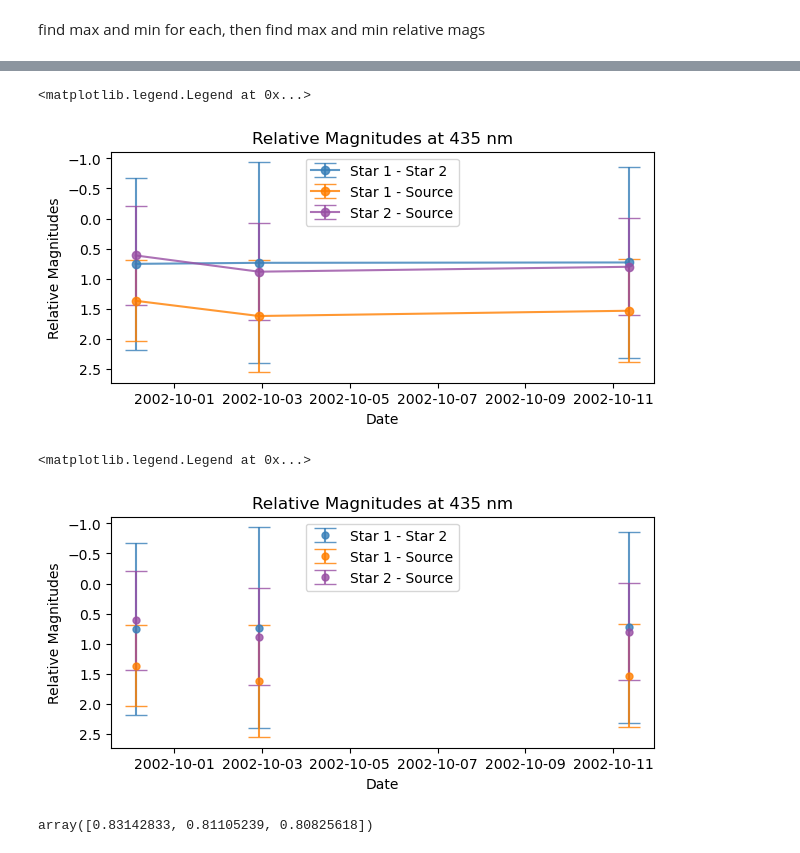
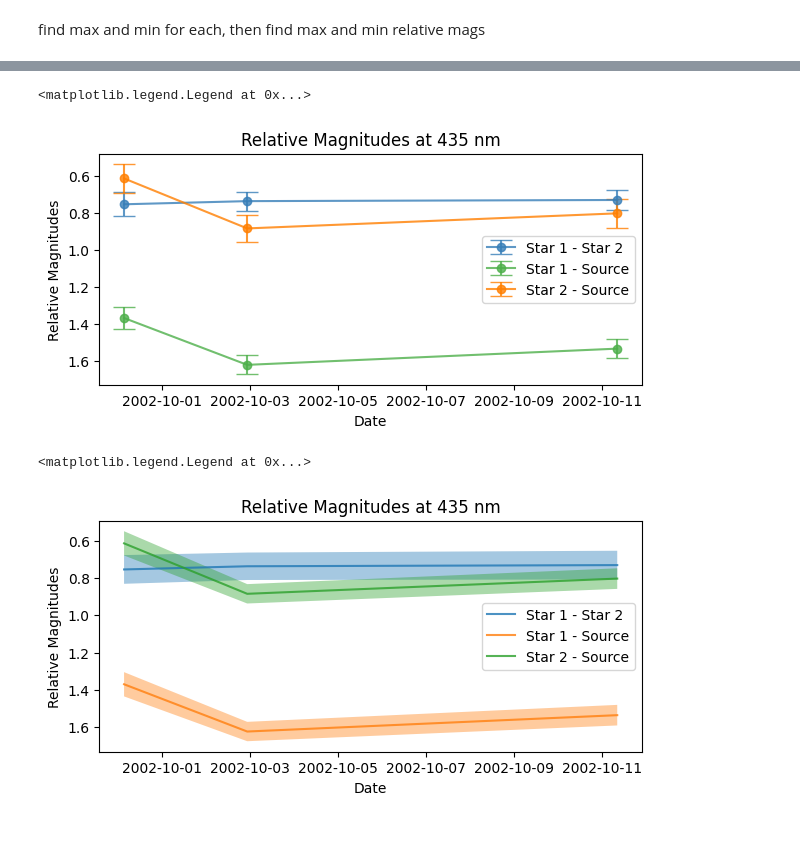
Before and after one commit to imanbeh/variablesearch, a Jupyter notebook: analysis_435nm.ipynb, the cells around one changed output, grey strips where cells are left out. Cells and saved outputs as stored; diff of their text form; code cells hidden in the pictures.

Commit message:
lots of new work fixing error plots

```diff
--- a/analysis_435nm.ipynb
+++ b/analysis_435nm.ipynb
@@ -40,0 +45,2 @@ import matplotlib.dates as md
+# %%
+df.sort_values(by = 'Filter nm', inplace = True)
@@ -117,10 +140,7 @@ def mm(sumstar, apstats):
     '''
     min and max value based on error
     '''
-    # err_max = [sumstar[i] + apstats[i].std for i in range(3)]
-    # err_min = [sumstar[i] - apstats[i].std for i in range(3)]
-
-    err_max = [apstats[i].std for i in range(3)]
-    err_min = [apstats[i].std for i in range(3)]
+    err_max = [sumstar[i] + apstats[i].std for i in range(3)]
+    err_min = [sumstar[i] - apstats[i].std for i in range(3)]
 
     return err_max, err_min
@@ -297,6 +172,11 @@ df_w['S1-S4 Mag'] = s1s4 = 2.5 * ( np.log10(sumstar1) - np.log10(sumstar4))
 df_w['S2-S3 Mag'] = 2.5 * ( np.log10(sumstar2) - np.log10(sumstar3))
 df_w['S2-S4 Mag'] = s2s4 = 2.5 * ( np.log10(sumstar2) - np.log10(sumstar4))
 df_w['S4-S3 Mag'] = s4s3 = 2.5 * ( np.log10(sumstar4) - np.log10(sumstar3))
+# %%
+#find error values
+s1_s2_max_dist_from_mean =  [np.abs(df_w['S1-S2 Mag'].values[i] - s1_s2_err[i]) for i in range(3)]
+s1_s_max_dist_from_mean = [np.abs(df_w['S1-Source Mag'].values[i] - s1_s_err[i]) for i in range(3)]
+s2_s_max_dist_from_mean = [np.abs(df_w['S2-Source Mag'].values[i] - s2_s_err[i]) for i in range(3)]
 # %%
 df_w
 # %% [output]
@@ -313,12 +193,12 @@ CB_color_cycle = ['#377eb8', '#ff7f00', '#4daf4a',
 fig,ax = plt.subplots(nrows = 1, ncols=1, figsize = (7,3))#, subplot_kw={'projection': wcs})
 
 ax.set_title('Relative Magnitudes at 435 nm')
-ax.errorbar(df_w['Time as Object'], df_w['S1-S2 Mag'], yerr=s1_s_err, capsize = 8.0, alpha = 0.8,
+ax.errorbar(df_w['Time as Object'], df_w['S1-S2 Mag'], yerr=s1_s_max_dist_from_mean, capsize = 8.0, alpha = 0.8,
             label = 'Star 1 - Star 2',marker = 'o', c = CB_color_cycle[0])
-ax.errorbar(df_w['Time as Object'], df_w['S1-Source Mag'], yerr=s2_s_err,  capsize = 8.0,alpha = 0.8,
-            label = 'Star 1 - Source', marker = 'o', c = CB_color_cycle[1])
-ax.errorbar(df_w['Time as Object'], df_w['S2-Source Mag'], yerr=s1_s2_err, capsize = 8.0,alpha = 0.8,
-            label = 'Star 2 - Source',marker = 'o', c = CB_color_cycle[5])
+ax.errorbar(df_w['Time as Object'], df_w['S1-Source Mag'], yerr=s2_s_max_dist_from_mean,  capsize = 8.0,alpha = 0.8,
+            label = 'Star 1 - Source', marker = 'o', c = CB_color_cycle[2])
+ax.errorbar(df_w['Time as Object'], df_w['S2-Source Mag'], yerr=s1_s2_max_dist_from_mean, capsize = 8.0,alpha = 0.8,
+            label = 'Star 2 - Source',marker = 'o', c = CB_color_cycle[1])
 
 ax.set_ylabel("Relative Magnitudes")
 ax.set_xlabel("Date")
@@ -329,29 +209,30 @@ ax.invert_yaxis()
 ax.legend()
 # %% [output]
 <matplotlib.legend.Legend at 0x...>
-[figure, old version]
+[figure, new version]
 # %%
 fig,ax = plt.subplots(nrows = 1, ncols=1, figsize = (7,3))#, subplot_kw={'projection': wcs})
 
 ax.set_title('Relative Magnitudes at 435 nm')
-ax.errorbar(df_w['Time as Object'], df_w['S1-S2 Mag'], yerr=s1_s_err, fmt = '.', capsize = 8.0, alpha = 0.8, markersize =10,
-            label = 'Star 1 - Star 2', c = CB_color_cycle[0])
-ax.errorbar(df_w['Time as Object'], df_w['S1-Source Mag'], yerr=s2_s_err, fmt = '.', capsize = 8.0,alpha = 0.8, markersize = 10,
-            label = 'Star 1 - Source', c = CB_color_cycle[1])
-ax.errorbar(df_w['Time as Object'], df_w['S2-Source Mag'], yerr=s1_s2_err, fmt = '.', capsize = 8.0,alpha = 0.8,markersize=10,
-            label = 'Star 2 - Source', c = CB_color_cycle[5])
+
+ax.fill_between(df_w['Time as Object'], df_w['S1-S2 Mag']+s1_s2_max_dist_from_mean, df_w['S1-S2 Mag']-s1_s2_max_dist_from_mean, alpha = 0.4)
+ax.fill_between(df_w['Time as Object'], df_w['S1-Source Mag']+s1_s_max_dist_from_mean, df_w['S1-Source Mag']-np.array(s1_s_max_dist_from_mean),alpha=0.4)
+ax.fill_between(df_w['Time as Object'], df_w['S2-Source Mag']+s1_s_max_dist_from_mean, df_w['S2-Source Mag']-np.array(s1_s_max_dist_from_mean),alpha=0.4)
+
+ax.plot(df_w['Time as Object'], df_w['S1-S2 Mag'], alpha = 0.8, markersize =10,
+            label = 'Star 1 - Star 2')
+ax.plot(df_w['Time as Object'], df_w['S1-Source Mag'], alpha = 0.8, markersize = 10,
+            label = 'Star 1 - Source')
+ax.plot(df_w['Time as Object'], df_w['S2-Source Mag'],alpha = 0.8,markersize=10,
+            label = 'Star 2 - Source')
 
 ax.set_ylabel("Relative Magnitudes")
 ax.set_xlabel("Date")
 #ax.set_ylim(-3,4)
 
 ax.invert_yaxis()
 
 ax.legend()
 # %% [output]
 <matplotlib.legend.Legend at 0x...>
-[figure, old version]
+[figure, new version]
-# %%
-s1_s2_err
-# %% [output]
-array([0.83142833, 0.81105239, 0.80825618])
```
Also changed, not shown: parts of 37 cells of this notebook, 8 other files.
